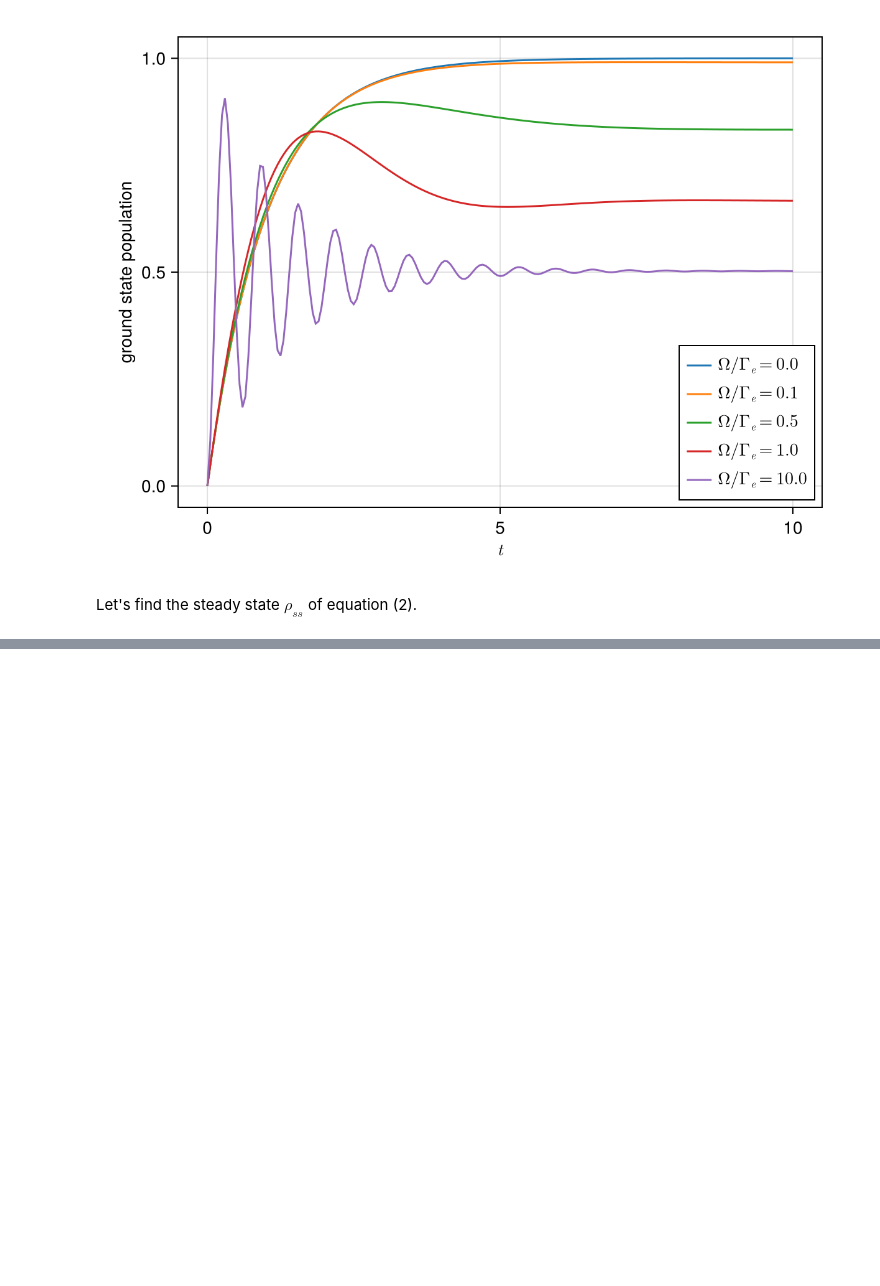
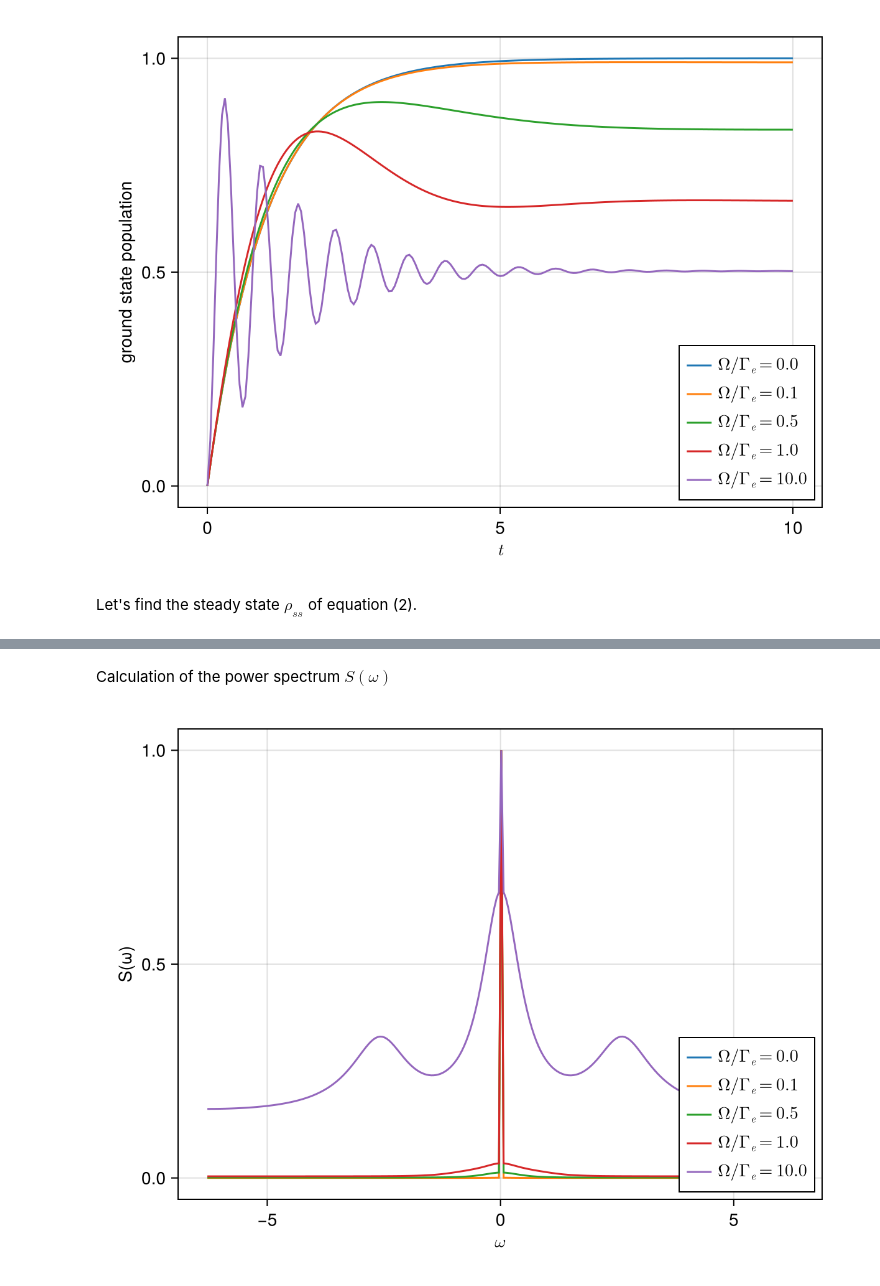
Before and after one commit to tartare04/project_oqs, a Jupyter notebook: main_tara.ipynb, the cells around one changed output, grey strips where cells are left out. Drawn from its saved outputs; the diff is of its cells as text; code cells hidden in the pictures; blank space fills up the shorter version.

Commit message:
Spectre plot

```diff
--- a/main_tara.ipynb
+++ b/main_tara.ipynb
@@ -96 +105,19 @@ f
 [figure]
+# %% [markdown]
+Calculation of the power spectrum $S(\omega)$
+# %%
+ωlist = -2π:0.05:2π
+
+CairoMakie.activate!()
+fig = Figure()
+ax = Axis(fig[1, 1], xlabel=L"\omega", ylabel="S(ω)")
+
+for (i,Ω) in enumerate(Ωs)
+    S = timecorrelations.spectrum(ωlist, h(δ,Ω), Γe*J, σ_m)
+    lines!(ax, ωlist, S[2] ./ maximum(S[2]), label=L"\Omega/\Gamma_e = %$(Ω/Γe)",color=colors[i])
+end
+
+axislegend(ax,position=:rb)
+fig
+# %% [output]
+[figure, added]
```
Also changed, not shown: parts of 3 cells of this notebook.
